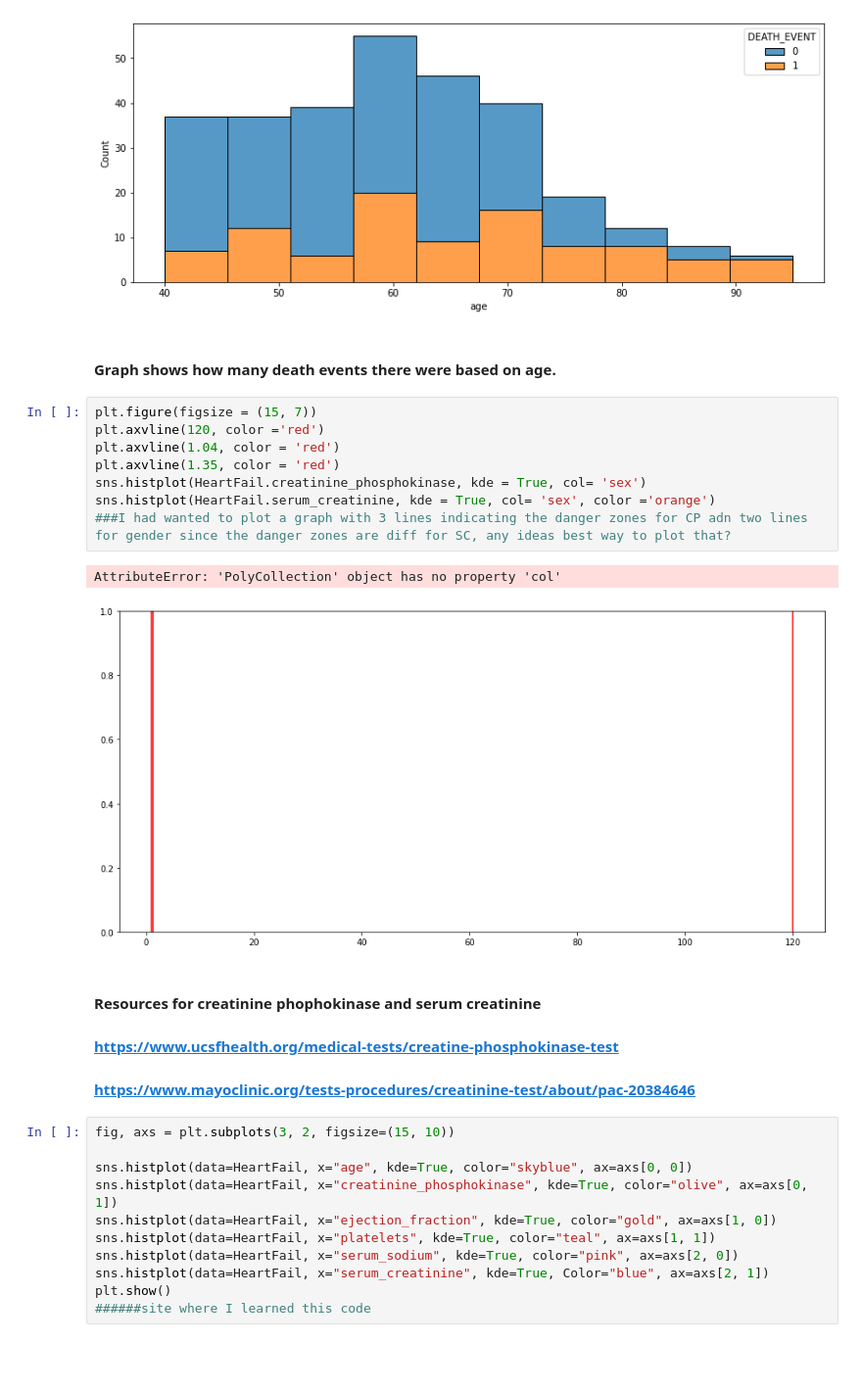
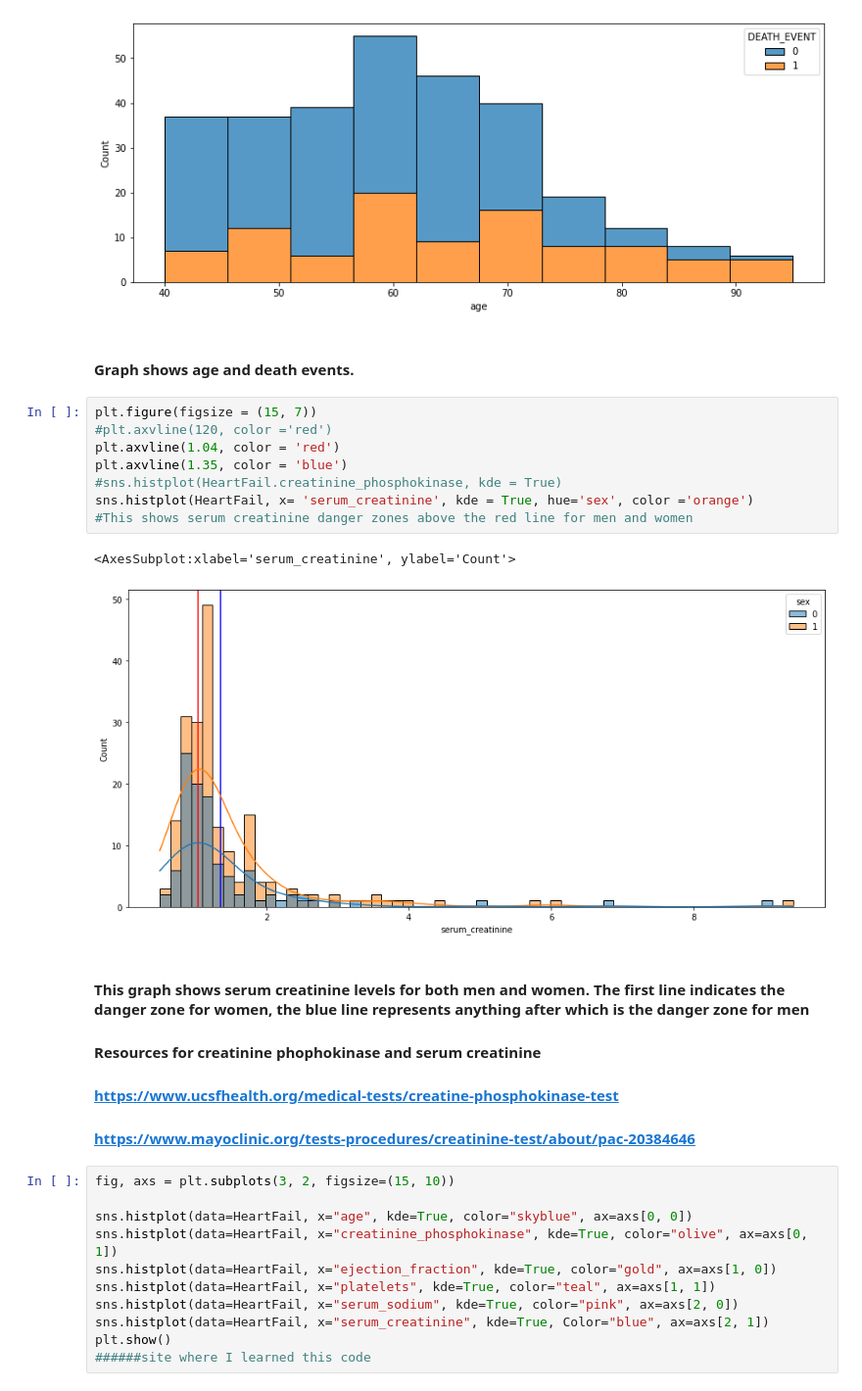
Before and after one commit to sccatalina/Final_Project, a Jupyter notebook: FP_Exploration_Analysis/Heart_Failure_DatasetPy.ipynb, the cells around one changed output. Shown at 98% size. Saved outputs shown, nothing was run; the diff lists cells and outputs as text; blank space fills up the shorter version.

```diff
--- a/FP_Exploration_Analysis/Heart_Failure_DatasetPy.ipynb
+++ b/FP_Exploration_Analysis/Heart_Failure_DatasetPy.ipynb
@@ -108,19 +108,20 @@ sns.histplot(data = HeartFail, x = 'age', hue='DEATH_EVENT', multiple= 'stack')
 <AxesSubplot:xlabel='age', ylabel='Count'>
 [figure]
 # %% [markdown]
-#### Graph shows how many death events there were based on age.
+#### Graph shows age and death events.
 # %%
 plt.figure(figsize = (15, 7))
-plt.axvline(120, color ='red')
+#plt.axvline(120, color ='red')
 plt.axvline(1.04, color = 'red')
-plt.axvline(1.35, color = 'red')
-sns.histplot(HeartFail.creatinine_phosphokinase, kde = True, col= 'sex')
-sns.histplot(HeartFail.serum_creatinine, kde = True, col= 'sex', color ='orange')
-###I had wanted to plot a graph with 3 lines indicating the danger zones for CP adn two lines for gender since the danger zones are diff for SC, any ideas best way to plot that?
+plt.axvline(1.35, color = 'blue')
+#sns.histplot(HeartFail.creatinine_phosphokinase, kde = True)
+sns.histplot(HeartFail, x= 'serum_creatinine', kde = True, hue='sex', color ='orange')
+#This shows serum creatinine danger zones above the red line for men and women
 # %% [output]
-AttributeError: 'PolyCollection' object has no property 'col'
+<AxesSubplot:xlabel='serum_creatinine', ylabel='Count'>
-[figure, old version]
+[figure, new version]
 # %% [markdown]
+#### This graph shows serum creatinine levels for both men and women. The first line indicates the danger zone for women, the blue line represents anything after which is the danger zone for men
 #### Resources for creatinine phophokinase and serum creatinine
 #### https://www.ucsfhealth.org/medical-tests/creatine-phosphokinase-test
 #### https://www.mayoclinic.org/tests-procedures/creatinine-test/about/pac-20384646
```
Also changed, not shown: parts of 1 cell of this notebook.
